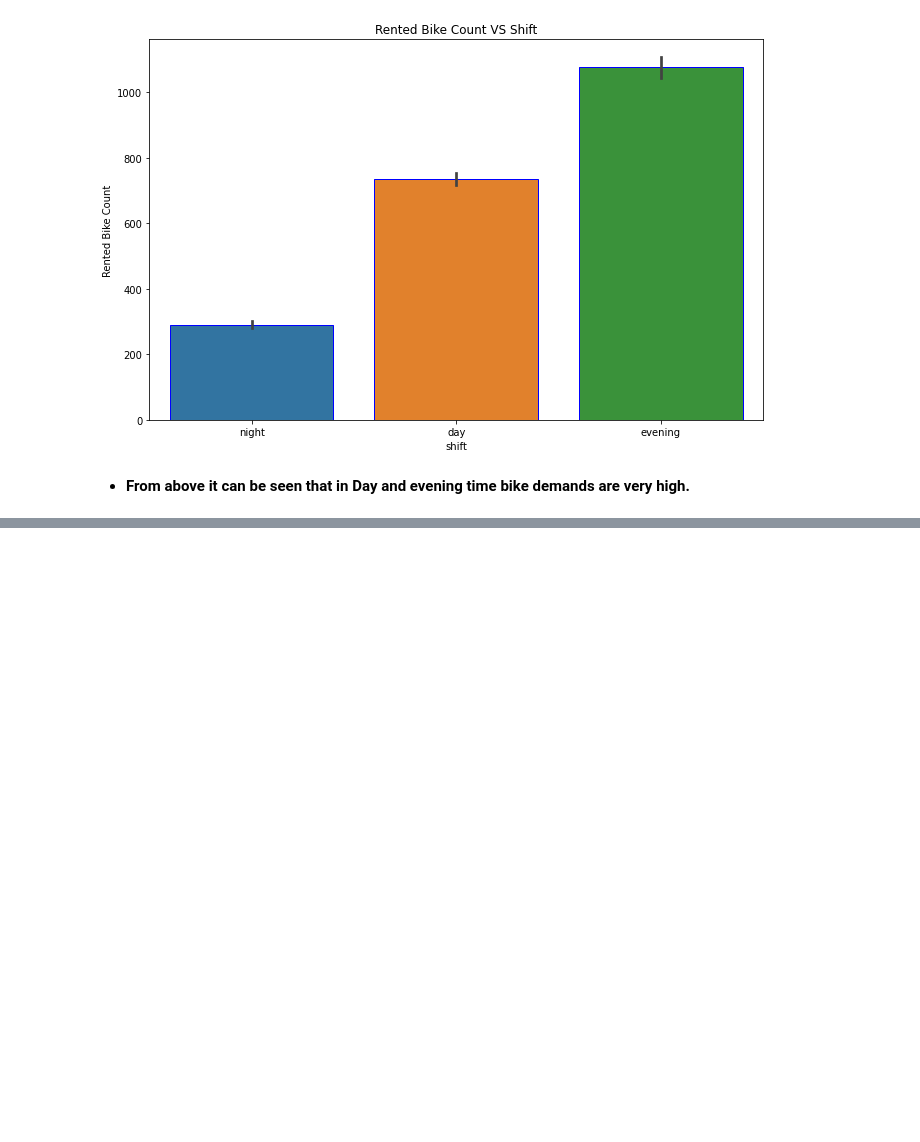
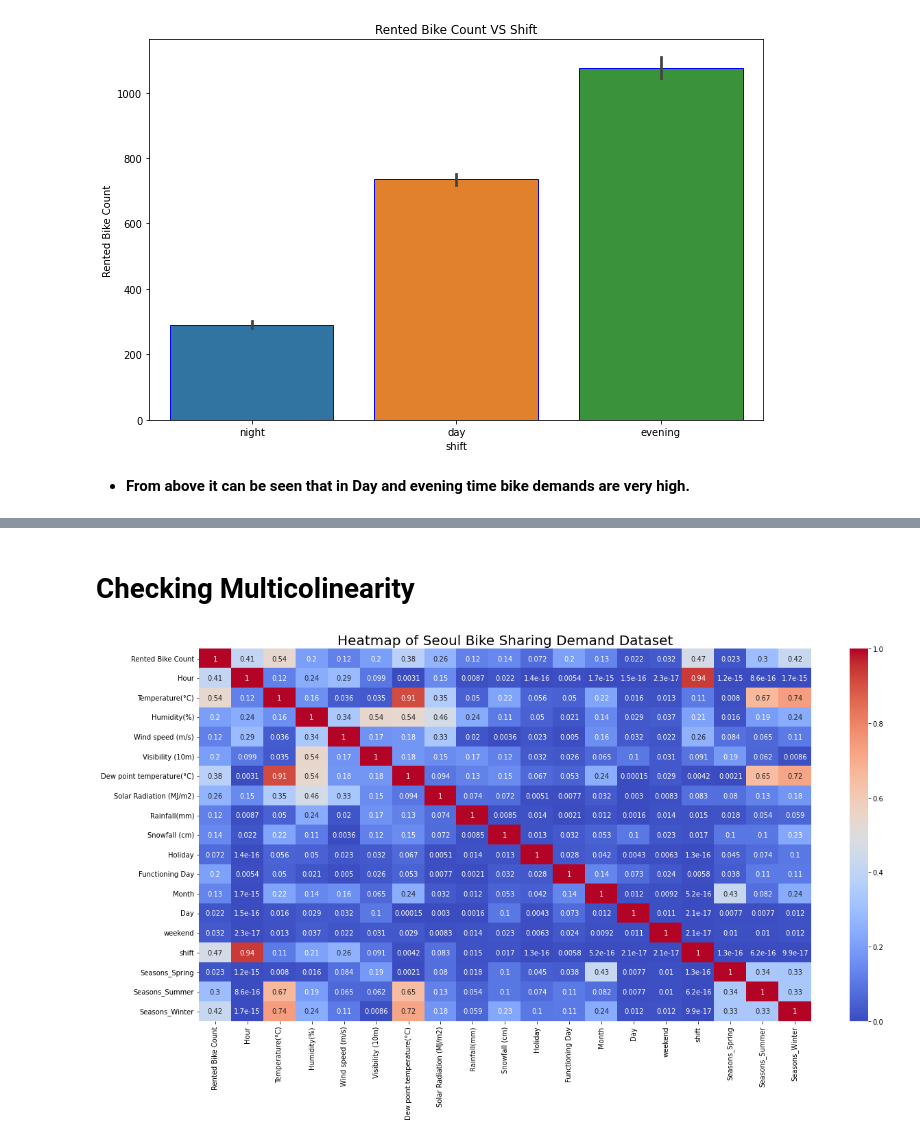
Before and after one commit to Kousikdutta1/Seoul-Bike-Sharing-Demand-Prediction, a Jupyter notebook: Kousik_Dutta_Seoul_Bike_Sharing_Demand_Prediction_Capstone_Project.ipynb, the cells around one changed output, grey strips where cells are left out. Drawn from its saved outputs; the diff is of its cells as text; code cells hidden in the pictures; blank space fills up the shorter version.

```diff
--- a/Kousik_Dutta_Seoul_Bike_Sharing_Demand_Prediction_Capstone_Project.ipynb
+++ b/Kousik_Dutta_Seoul_Bike_Sharing_Demand_Prediction_Capstone_Project.ipynb
@@ -542,0 +633,2 @@ plt.show();
+# %% [markdown]
+# **Checking Multicolinearity**
@@ -542,0 +643,9 @@ plt.show();
+# %%
+# Let's first check Correlation Heatmap
+
+plt.figure(figsize = (20,10))
+sns.heatmap(abs(bike_df_copy.corr()), annot = True, cmap = 'coolwarm')
+plt.title("Heatmap of Seoul Bike Sharing Demand Dataset",  fontsize  = 20)
+plt.show();
+# %% [output]
+[figure, added]
```
Also changed, not shown: parts of 27 cells of this notebook.
